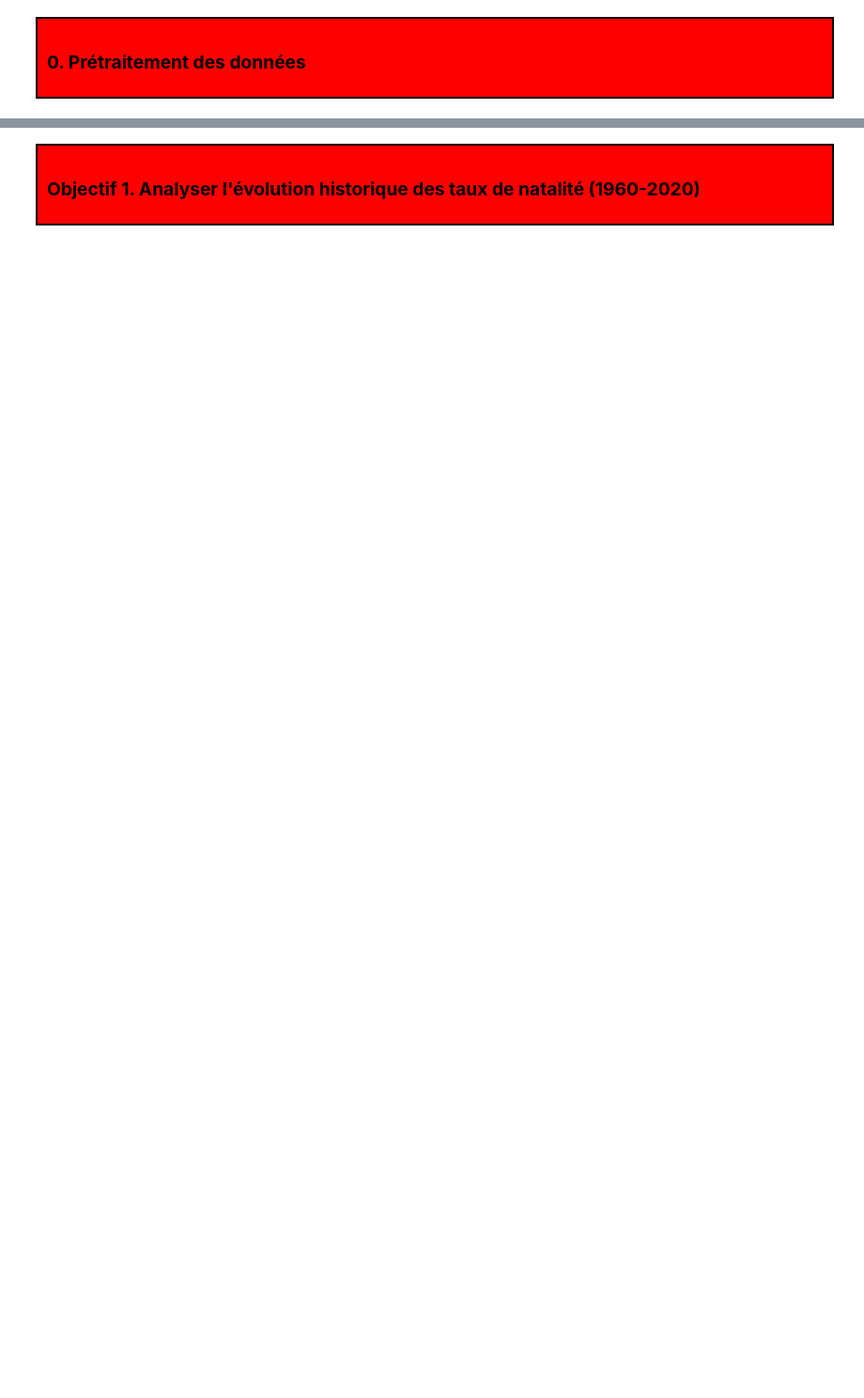
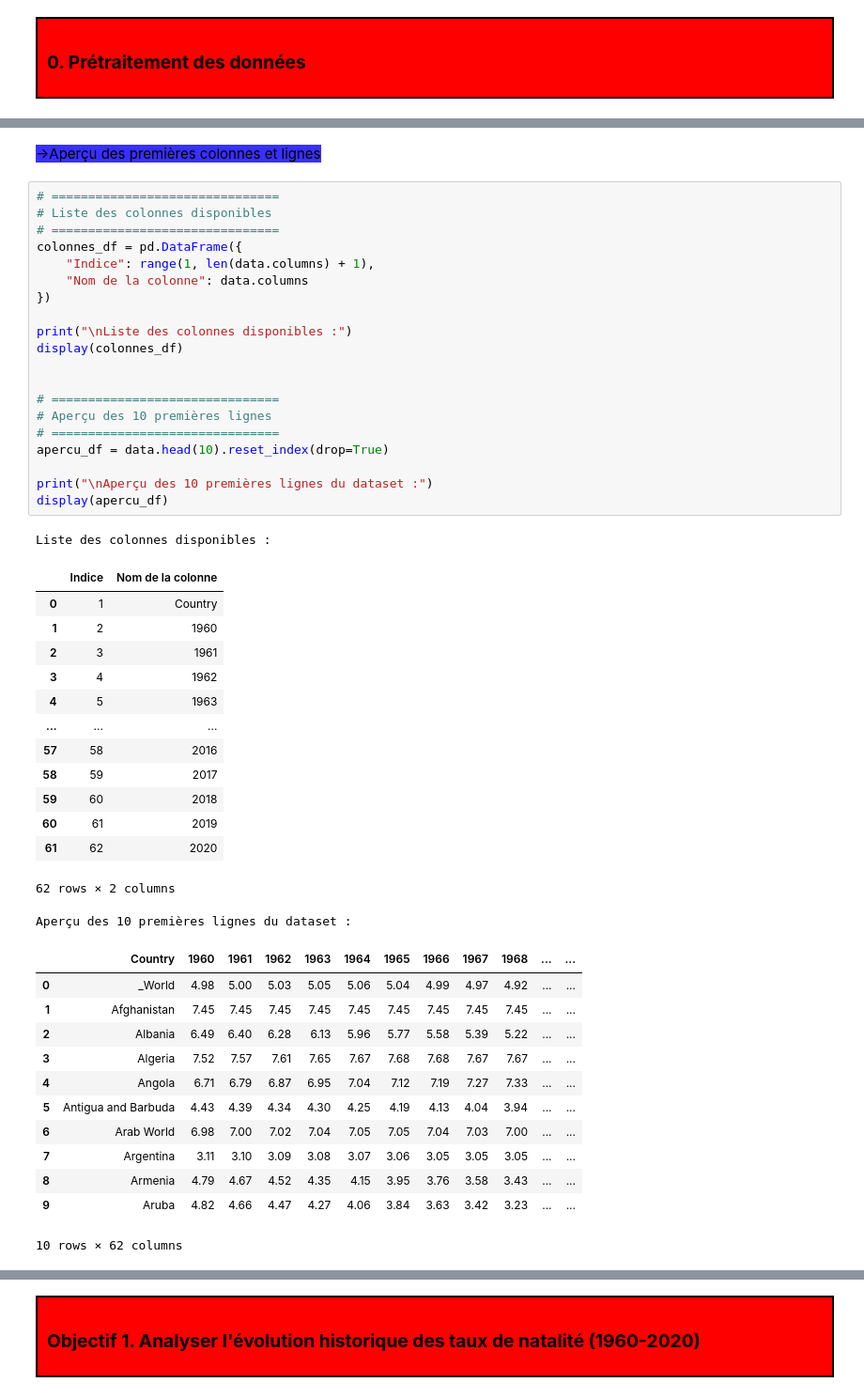
Before and after one commit to an-Steve/Natality-IA, a Jupyter notebook: notebooks/ProjetIA_new.ipynb, the cells around one changed output, grey strips where cells are left out. Shown at 94% size. Saved outputs shown, nothing was run; the diff lists cells and outputs as text; blank space fills up the shorter version.

```diff
--- a/notebooks/ProjetIA_new.ipynb
+++ b/notebooks/ProjetIA_new.ipynb
@@ -363,0 +133,50 @@ plt.show()
+# %% [markdown]
+<span style="background-color: #392fffff">→Aperçu des premières colonnes et lignes </span>
+# %%
+# ===============================
+# Liste des colonnes disponibles
+# ===============================
+colonnes_df = pd.DataFrame({
+    "Indice": range(1, len(data.columns) + 1),
+    "Nom de la colonne": data.columns
+})
+
+print("\nListe des colonnes disponibles :")
+display(colonnes_df)
+
+
+# ===============================
+# Aperçu des 10 premières lignes
+# ===============================
+apercu_df = data.head(10).reset_index(drop=True)
+
+print("\nAperçu des 10 premières lignes du dataset :")
+display(apercu_df)
+# %% [output]
+Liste des colonnes disponibles :
+|  | Indice | Nom de la colonne |
+| 0 | 1 | Country |
+| 1 | 2 | 1960 |
+| 2 | 3 | 1961 |
+| 3 | 4 | 1962 |
+| 4 | 5 | 1963 |
+| ... | ... | ... |
+| 57 | 58 | 2016 |
+| 58 | 59 | 2017 |
+| 59 | 60 | 2018 |
+| 60 | 61 | 2019 |
+| 61 | 62 | 2020 |
+62 rows × 2 columns
+Aperçu des 10 premières lignes du dataset :
+|  | Country | 1960 | 1961 | 1962 | 1963 | 1964 | 1965 | 1966 | 1967 | 1968 | ... | ... |
+| 0 | _World | 4.98 | 5.00 | 5.03 | 5.05 | 5.06 | 5.04 | 4.99 | 4.97 | 4.92 | ... | ... |
+| 1 | Afghanistan | 7.45 | 7.45 | 7.45 | 7.45 | 7.45 | 7.45 | 7.45 | 7.45 | 7.45 | ... | ... |
+| 2 | Albania | 6.49 | 6.40 | 6.28 | 6.13 | 5.96 | 5.77 | 5.58 | 5.39 | 5.22 | ... | ... |
+| 3 | Algeria | 7.52 | 7.57 | 7.61 | 7.65 | 7.67 | 7.68 | 7.68 | 7.67 | 7.67 | ... | ... |
+| 4 | Angola | 6.71 | 6.79 | 6.87 | 6.95 | 7.04 | 7.12 | 7.19 | 7.27 | 7.33 | ... | ... |
+| 5 | Antigua and Barbuda | 4.43 | 4.39 | 4.34 | 4.30 | 4.25 | 4.19 | 4.13 | 4.04 | 3.94 | ... | ... |
+| 6 | Arab World | 6.98 | 7.00 | 7.02 | 7.04 | 7.05 | 7.05 | 7.04 | 7.03 | 7.00 | ... | ... |
+| 7 | Argentina | 3.11 | 3.10 | 3.09 | 3.08 | 3.07 | 3.06 | 3.05 | 3.05 | 3.05 | ... | ... |
+| 8 | Armenia | 4.79 | 4.67 | 4.52 | 4.35 | 4.15 | 3.95 | 3.76 | 3.58 | 3.43 | ... | ... |
+| 9 | Aruba | 4.82 | 4.66 | 4.47 | 4.27 | 4.06 | 3.84 | 3.63 | 3.42 | 3.23 | ... | ... |
+10 rows × 62 columns
```
Also changed, not shown: parts of 58 cells of this notebook, 5 other files.
